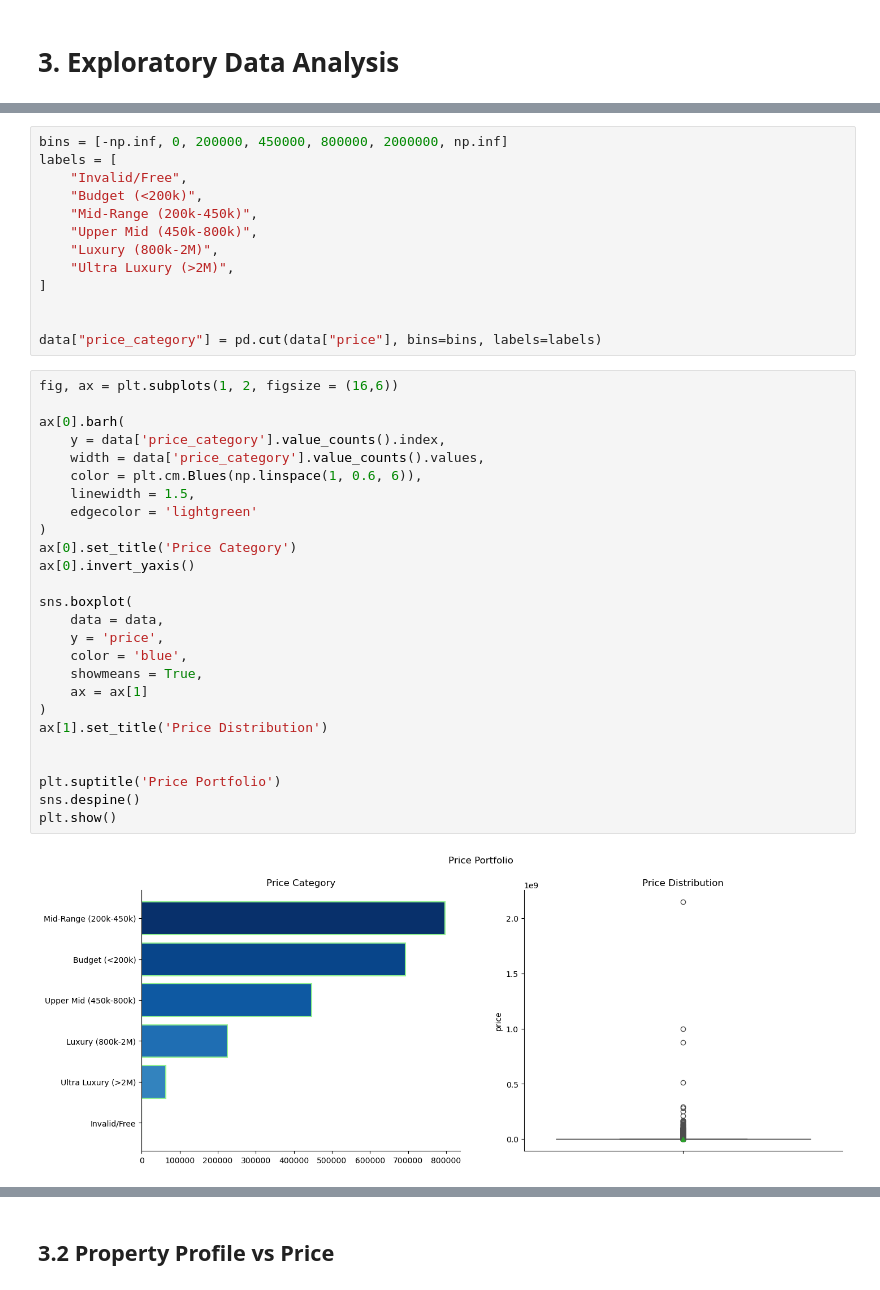
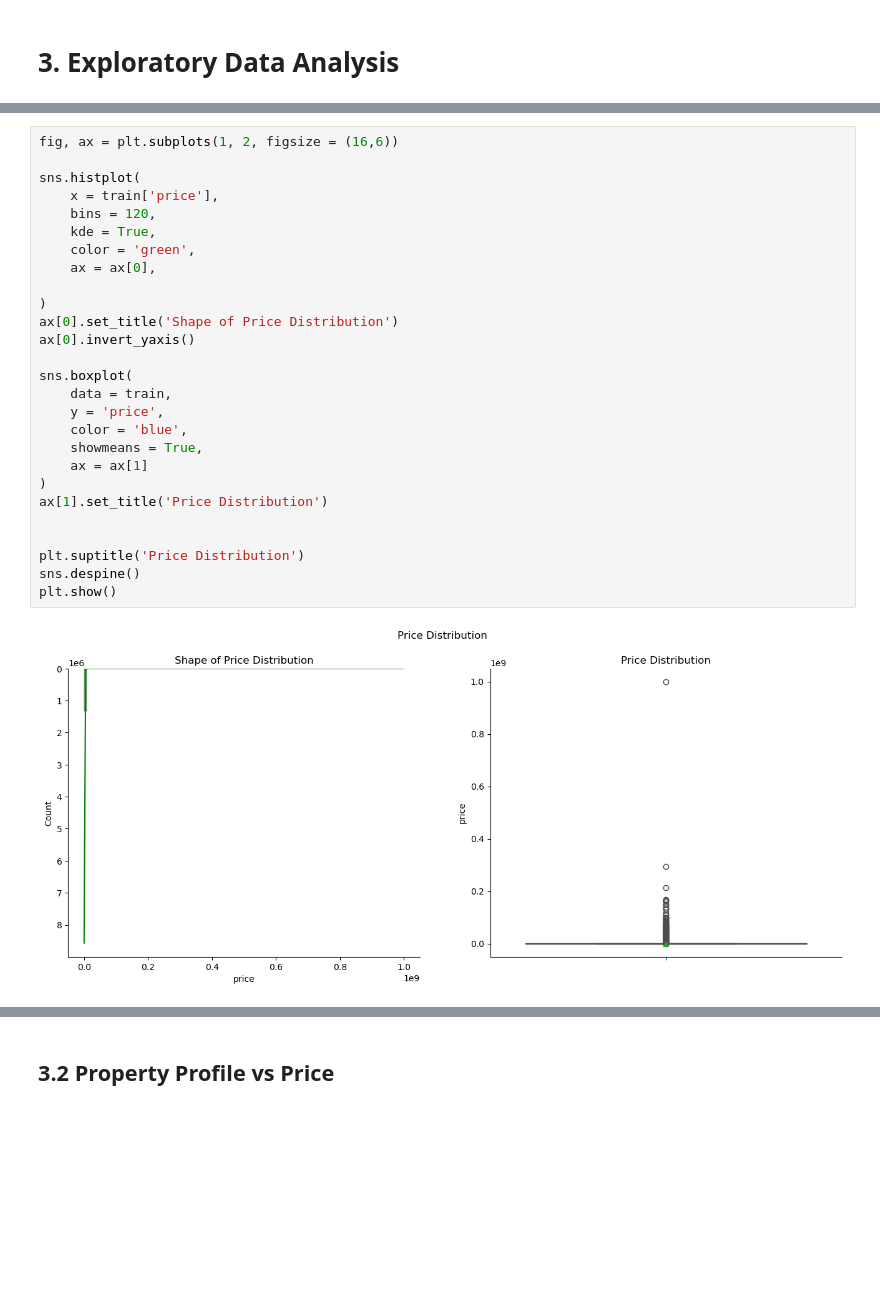
Before and after one commit to Kartika-Nidhi/DS_Projects, a Jupyter notebook: USARealEstatePricePrediction.ipynb, the cells around one changed output, grey strips where cells are left out. Drawn from its saved outputs; the diff is of its cells as text; blank space fills up the shorter version.

```diff
--- a/USARealEstatePricePrediction.ipynb
+++ b/USARealEstatePricePrediction.ipynb
@@ -272,41 +278,29 @@ Percentage of Outliers : 7.707572195607043
-# %%
-bins = [-np.inf, 0, 200000, 450000, 800000, 2000000, np.inf]
-labels = [
-    "Invalid/Free",
-    "Budget (<200k)",
-    "Mid-Range (200k-450k)",
-    "Upper Mid (450k-800k)",
-    "Luxury (800k-2M)",
-    "Ultra Luxury (>2M)",
-]
-
-
-data["price_category"] = pd.cut(data["price"], bins=bins, labels=labels)
 # %%
 fig, ax = plt.subplots(1, 2, figsize = (16,6))
 
-ax[0].barh(
-    y = data['price_category'].value_counts().index,
-    width = data['price_category'].value_counts().values,
-    color = plt.cm.Blues(np.linspace(1, 0.6, 6)),
-    linewidth = 1.5,
-    edgecolor = 'lightgreen'
+sns.histplot(
+    x = train['price'],
+    bins = 120,
+    kde = True,
+    color = 'green',
+    ax = ax[0],
+
 )
-ax[0].set_title('Price Category')
+ax[0].set_title('Shape of Price Distribution')
 ax[0].invert_yaxis()
 
 sns.boxplot(
-    data = data,
+    data = train,
     y = 'price',
     color = 'blue',
     showmeans = True,
     ax = ax[1]
 )
 ax[1].set_title('Price Distribution')
 
 
-plt.suptitle('Price Portfolio')
+plt.suptitle('Price Distribution')
 sns.despine()
 plt.show()
 # %% [output]
-[figure, old version]
+[figure, new version]
```
Also changed, not shown: parts of 22 cells of this notebook.
